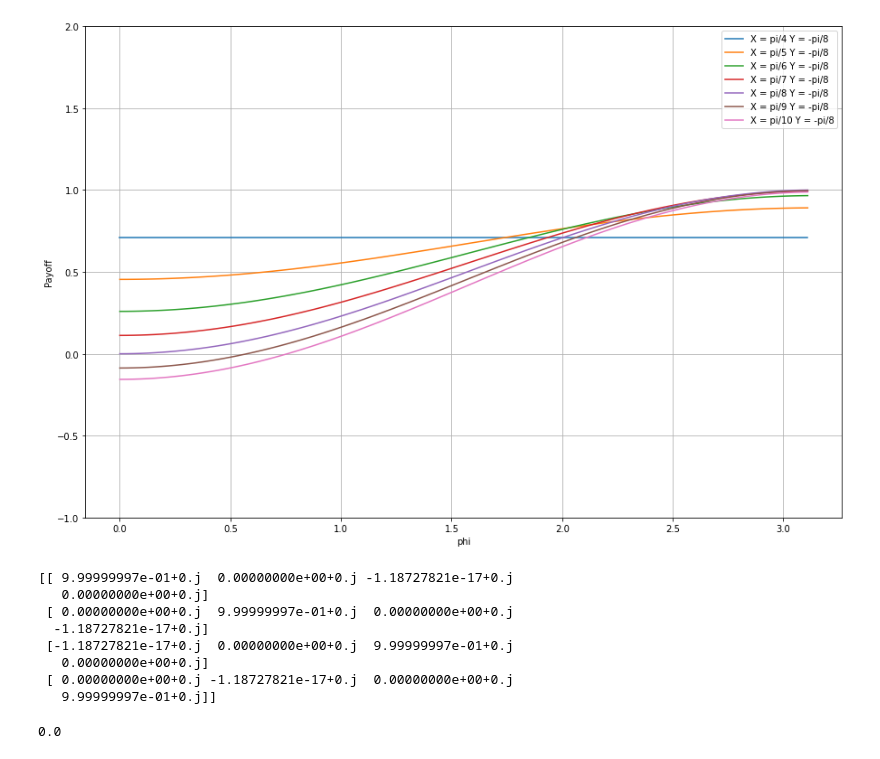
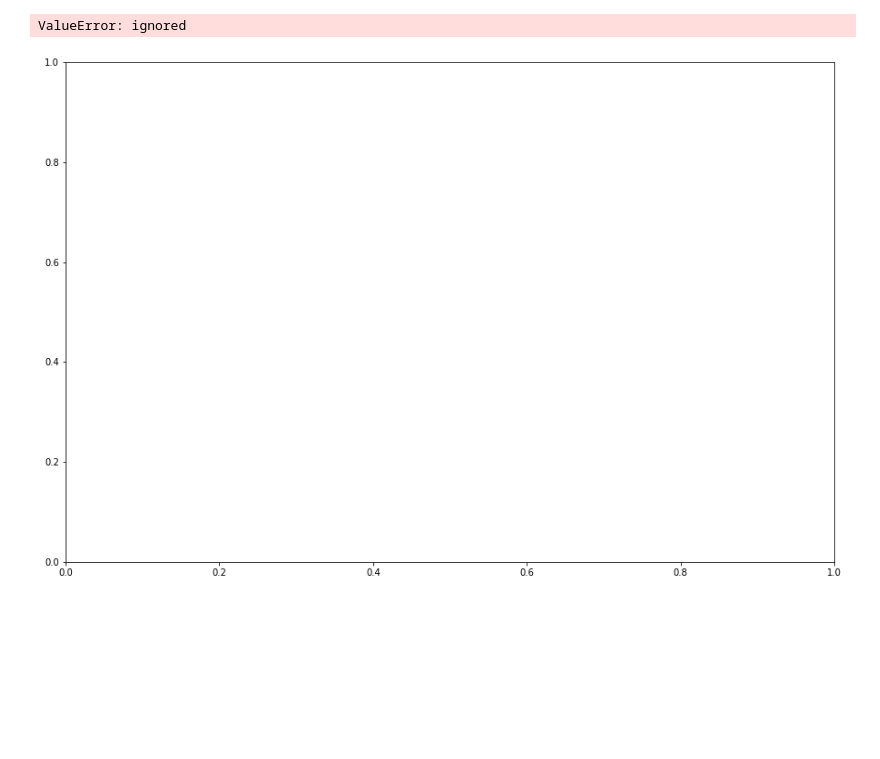
Before and after one commit to code-xD/QGT_Simulations, a Jupyter notebook: QGT_Simulation.ipynb, the cells around one changed output. Cells and saved outputs as stored; diff of their text form; code cells hidden in the pictures; blank space fills up the shorter version.

```diff
--- a/QGT_Simulation.ipynb
+++ b/QGT_Simulation.ipynb
@@ -14,0 +78,7 @@ def func(X, Y, phi):
+# %%
+# Classes default call
+Q1 = QuantumGame(1)
+Q1.movesB = Q1.createRealMoves([pi/4])
+Q1.movesE = Q1.createRealMoves([-pi/4])
+Q1.calculateOutcome()
+Q1.magQubit(0,0)
@@ -15,23 +134,32 @@ def func(X, Y, phi):
 # %%
 fig = plt.figure(figsize=[15,10])
 ax = fig.gca()
 
 # Make data.
-phi = np.arange(0, pi, pi/100)
+phi = np.arange(0, pi, pi/10)
+Z = []
 for i in range(4, 11):
     X = pi/i
     Y = -pi/8
-    Z = func(X, Y, phi)
+    for p in phi:
+        Qplot = QuantumGame(1)
+        Qplot.movesB = Qplot.createQuantumMoves([[X, p]])
+        Qplot.movesE = Qplot.createRealMoves([Y])
+        Qplot.calculateOutcome()
+        mag = Qplot.magQubit(1,0)
+        Z.append()
+    Z = np.asarray(Z)
     plt.plot(phi, Z, label = f"X = pi/{i} Y = -pi/8")
 
 # naming the x axis
-plt.xlabel('phi')
+plt.xlabel(r'$\phi_{B}$')
 # naming the y axis
-plt.ylabel('Payoff')
+plt.ylabel(r'$\$_{B}$')
 plt.grid()
 # show a legend on the plot
 ax.set_ylim(-1, 2)
 plt.legend()
 plt.show()
 # %% [output]
+ValueError: ignored
-[figure, old version]
+[figure, new version]
@@ -90,16 +165,0 @@ class QuantumGame:
-# %%
-Q1 = QuantumGame(2)
-Q1.movesB = Q1.createRealMoves([pi/4, pi/4])
-Q1.movesE = Q1.createRealMoves([-pi/4, -pi/4])
-Q1.calculateOutcome()
-Q1.magQubit(0,0)
-# %% [output]
-[[ 9.99999997e-01+0.j  0.00000000e+00+0.j -1.18727821e-17+0.j
-   0.00000000e+00+0.j]
- [ 0.00000000e+00+0.j  9.99999997e-01+0.j  0.00000000e+00+0.j
-  -1.18727821e-17+0.j]
- [-1.18727821e-17+0.j  0.00000000e+00+0.j  9.99999997e-01+0.j
-   0.00000000e+00+0.j]
- [ 0.00000000e+00+0.j -1.18727821e-17+0.j  0.00000000e+00+0.j
-   9.99999997e-01+0.j]]
-0.0
```
Also changed, not shown: parts of 6 cells of this notebook.
